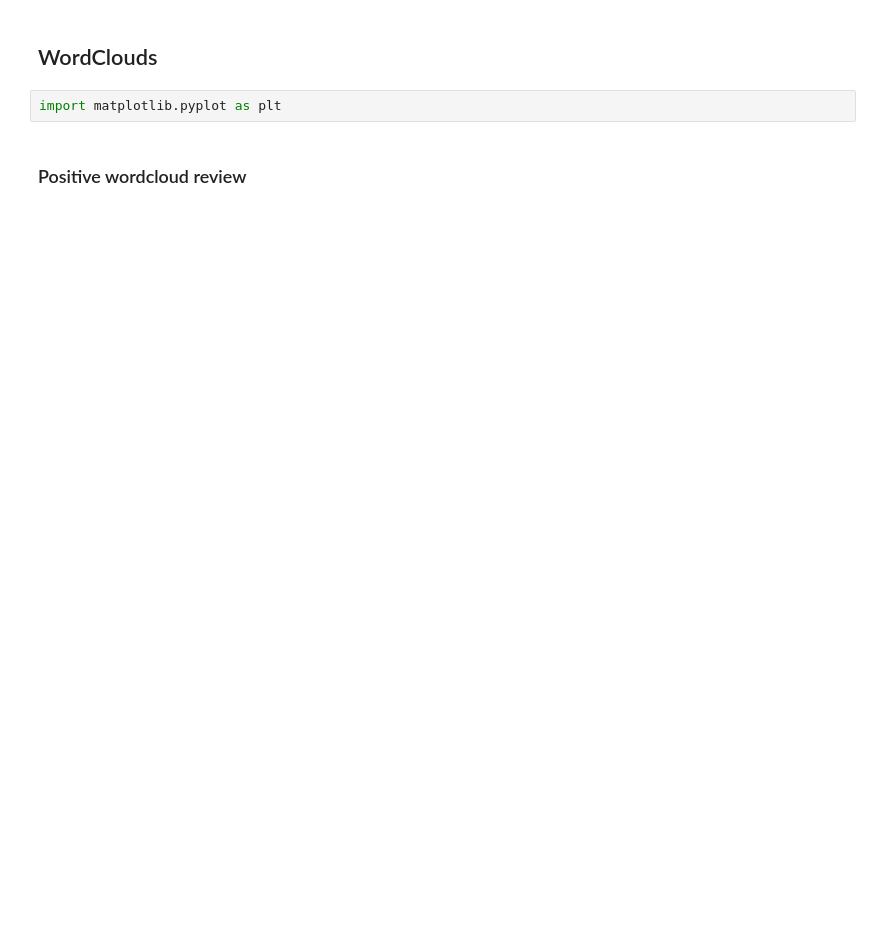
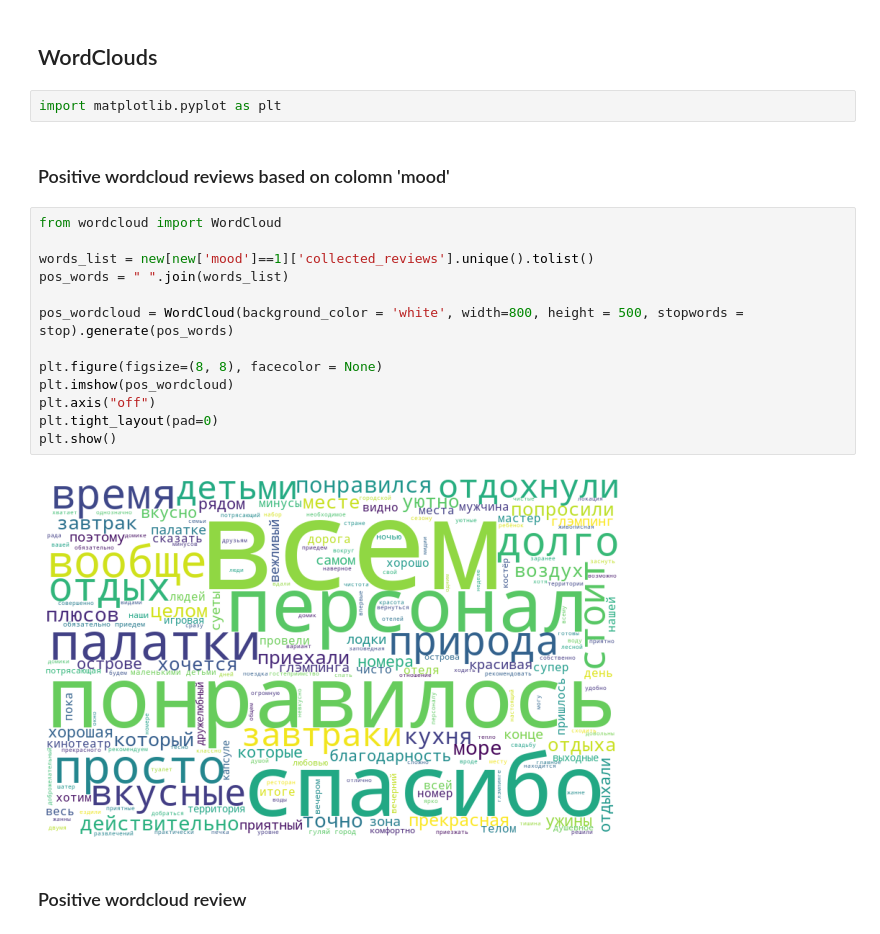
Before and after one commit to Anastation67/glamping_project_2022, a Jupyter notebook: Cleaned .ipynb, the cells around one changed output. Cells and saved outputs as stored; diff of their text form; blank space fills up the shorter version.

```diff
--- a/Cleaned .ipynb
+++ b/Cleaned .ipynb
@@ -280,6 +303,23 @@ new
 ## WordClouds
 # %%
 import matplotlib.pyplot as plt
+# %% [markdown]
+### Positive wordcloud reviews based on colomn 'mood'
+# %%
+from wordcloud import WordCloud
+
+words_list = new[new['mood']==1]['collected_reviews'].unique().tolist()
+pos_words = " ".join(words_list)
+
+pos_wordcloud = WordCloud(background_color = 'white', width=800, height = 500, stopwords = stop).generate(pos_words)
+
+plt.figure(figsize=(8, 8), facecolor = None)
+plt.imshow(pos_wordcloud)
+plt.axis("off")
+plt.tight_layout(pad=0)
+plt.show()
+# %% [output]
+[figure, added]
 # %% [markdown]
 ### Positive wordcloud review
 # %%
```
Also changed, not shown: parts of 13 cells of this notebook.
